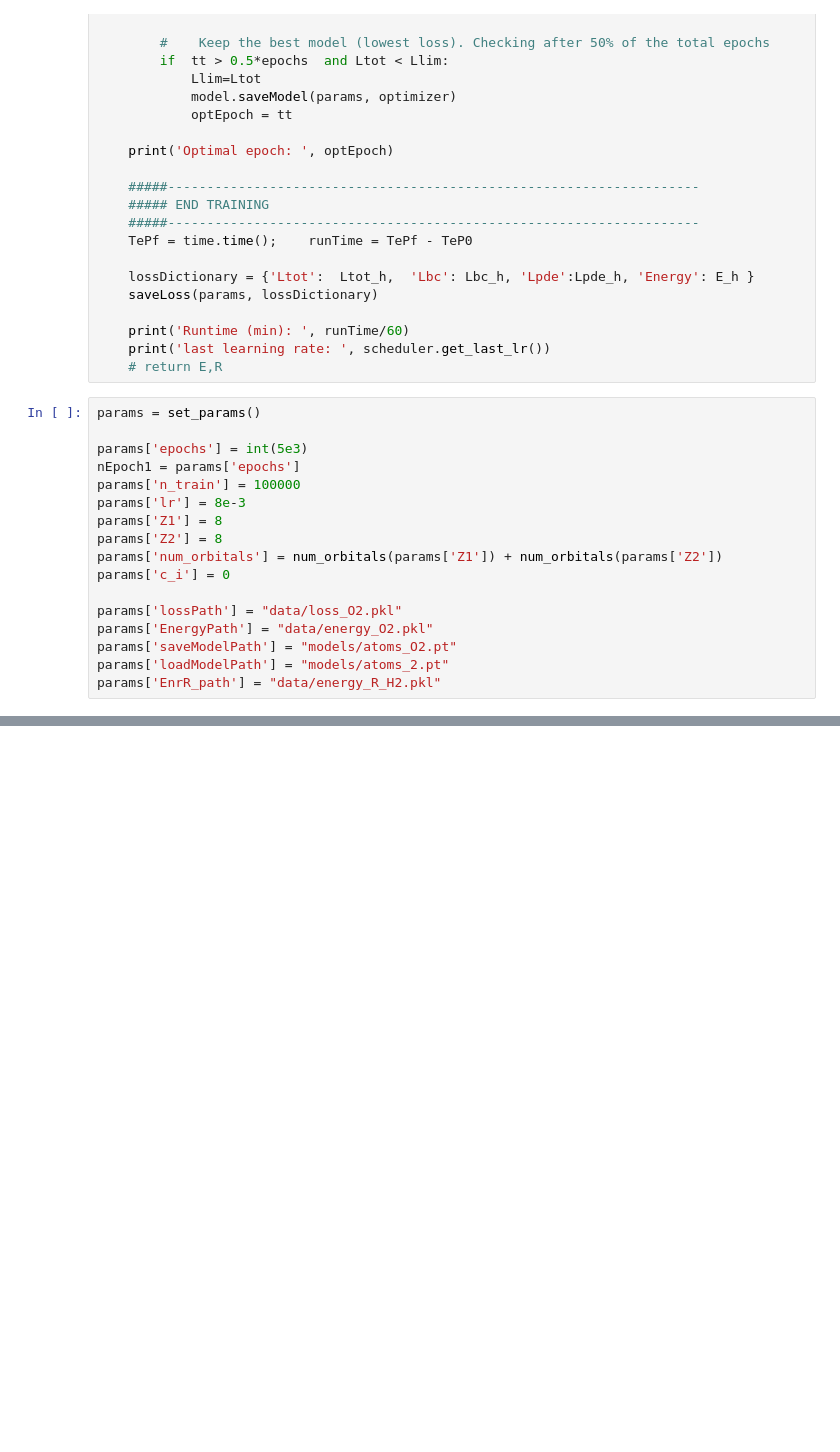
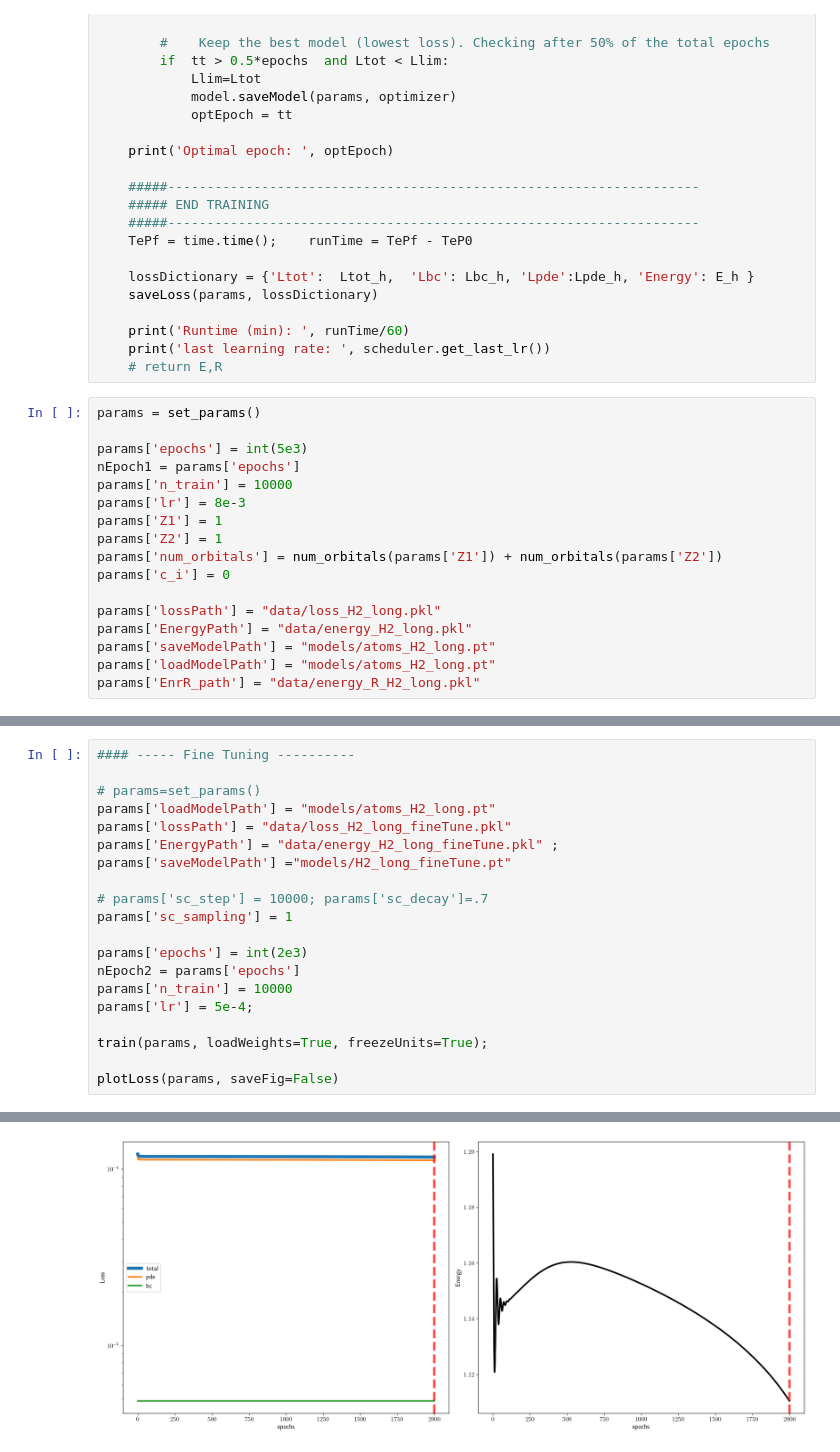
Before and after one commit to eh18445/MSc-Project, a Jupyter notebook: 2_atoms_LCAO_calc_every_epoch.ipynb, the cells around one changed output, grey strips where cells are left out. Cells and saved outputs as stored; diff of their text form; blank space fills up the shorter version.

```diff
--- a/2_atoms_LCAO_calc_every_epoch.ipynb
+++ b/2_atoms_LCAO_calc_every_epoch.ipynb
@@ -749,18 +749,18 @@ params = set_params()
 
 params['epochs'] = int(5e3)
 nEpoch1 = params['epochs']
-params['n_train'] = 100000
+params['n_train'] = 10000
 params['lr'] = 8e-3
-params['Z1'] = 8
-params['Z2'] = 8
+params['Z1'] = 1
+params['Z2'] = 1
 params['num_orbitals'] = num_orbitals(params['Z1']) + num_orbitals(params['Z2'])
 params['c_i'] = 0
 
-params['lossPath'] = "data/loss_O2.pkl"
-params['EnergyPath'] = "data/energy_O2.pkl"
-params['saveModelPath'] = "models/atoms_O2.pt"
-params['loadModelPath'] = "models/atoms_2.pt"
-params['EnrR_path'] = "data/energy_R_H2.pkl"
+params['lossPath'] = "data/loss_H2_long.pkl"
+params['EnergyPath'] = "data/energy_H2_long.pkl"
+params['saveModelPath'] = "models/atoms_H2_long.pt"
+params['loadModelPath'] = "models/atoms_H2_long.pt"
+params['EnrR_path'] = "data/energy_R_H2_long.pkl"
 # %%
 model = NN_atom(params)
 
@@ -773,0 +794,21 @@ plt.plot(Rg, gate, linewidth=lineW)
+# %%
+#### ----- Fine Tuning ----------
+
+# params=set_params()
+params['loadModelPath'] = "models/atoms_H2_long.pt"
+params['lossPath'] = "data/loss_H2_long_fineTune.pkl"
+params['EnergyPath'] = "data/energy_H2_long_fineTune.pkl" ;
+params['saveModelPath'] ="models/H2_long_fineTune.pt"
+
+# params['sc_step'] = 10000; params['sc_decay']=.7
+params['sc_sampling'] = 1
+
+params['epochs'] = int(2e3)
+nEpoch2 = params['epochs']
+params['n_train'] = 10000
+params['lr'] = 5e-4;
+
+train(params, loadWeights=True, freezeUnits=True);
+
+plotLoss(params, saveFig=False)
+# %% [output]
@@ -773,0 +832 @@ plt.plot(Rg, gate, linewidth=lineW)
+[figure, added]
```
Also changed, not shown: parts of 13 cells of this notebook, 18 other files.
